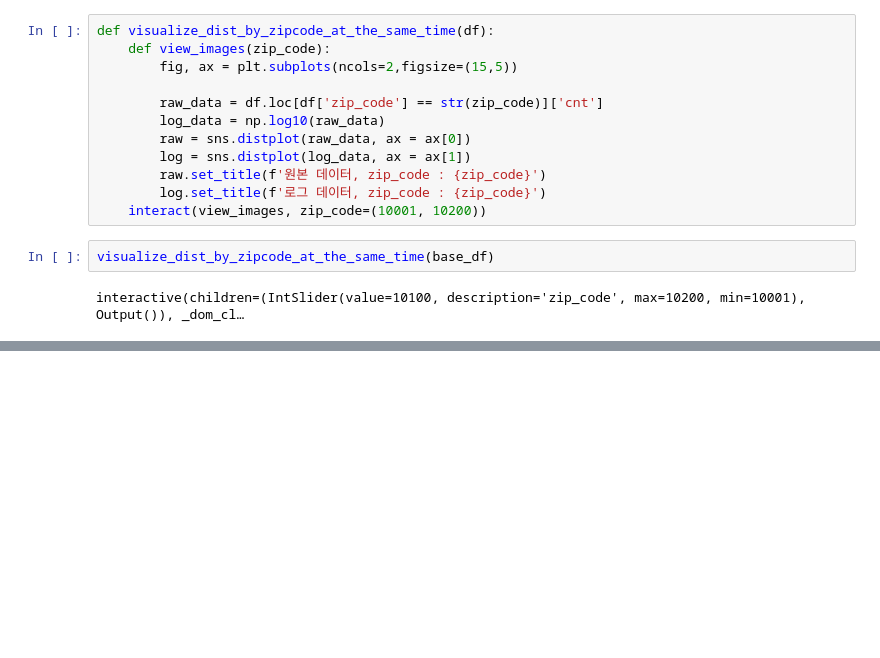
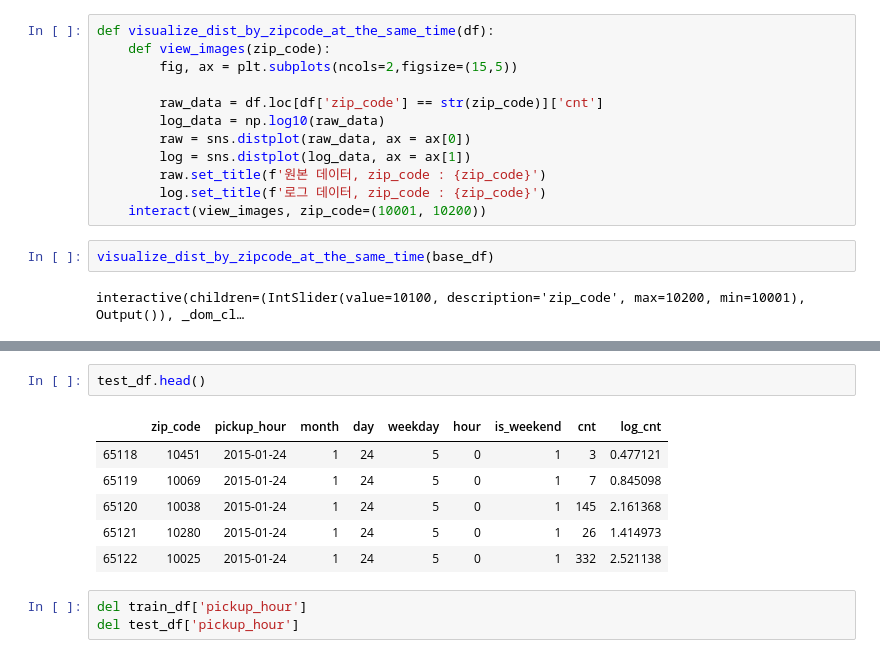
Before and after one commit to jeonprize/New_york_demand_forecasting, a Jupyter notebook: 베이스라인 모델.ipynb, the cells around one changed output, grey strips where cells are left out. Cells and saved outputs as stored; diff of their text form; blank space fills up the shorter version.

```diff
--- a/베이스라인 모델.ipynb
+++ b/베이스라인 모델.ipynb
@@ -155,0 +171,12 @@ interactive(children=(IntSlider(value=10100, description='zip_code', max=10200,
+# %%
+test_df.head()
+# %% [output]
+|  | zip_code | pickup_hour | month | day | weekday | hour | is_weekend | cnt | log_cnt |
+| 65118 | 10451 | 2015-01-24 | 1 | 24 | 5 | 0 | 1 | 3 | 0.477121 |
+| 65119 | 10069 | 2015-01-24 | 1 | 24 | 5 | 0 | 1 | 7 | 0.845098 |
+| 65120 | 10038 | 2015-01-24 | 1 | 24 | 5 | 0 | 1 | 145 | 2.161368 |
+| 65121 | 10280 | 2015-01-24 | 1 | 24 | 5 | 0 | 1 | 26 | 1.414973 |
+| 65122 | 10025 | 2015-01-24 | 1 | 24 | 5 | 0 | 1 | 332 | 2.521138 |
+# %%
+del train_df['pickup_hour']
+del test_df['pickup_hour']
```
Also changed, not shown: parts of 9 cells of this notebook.
